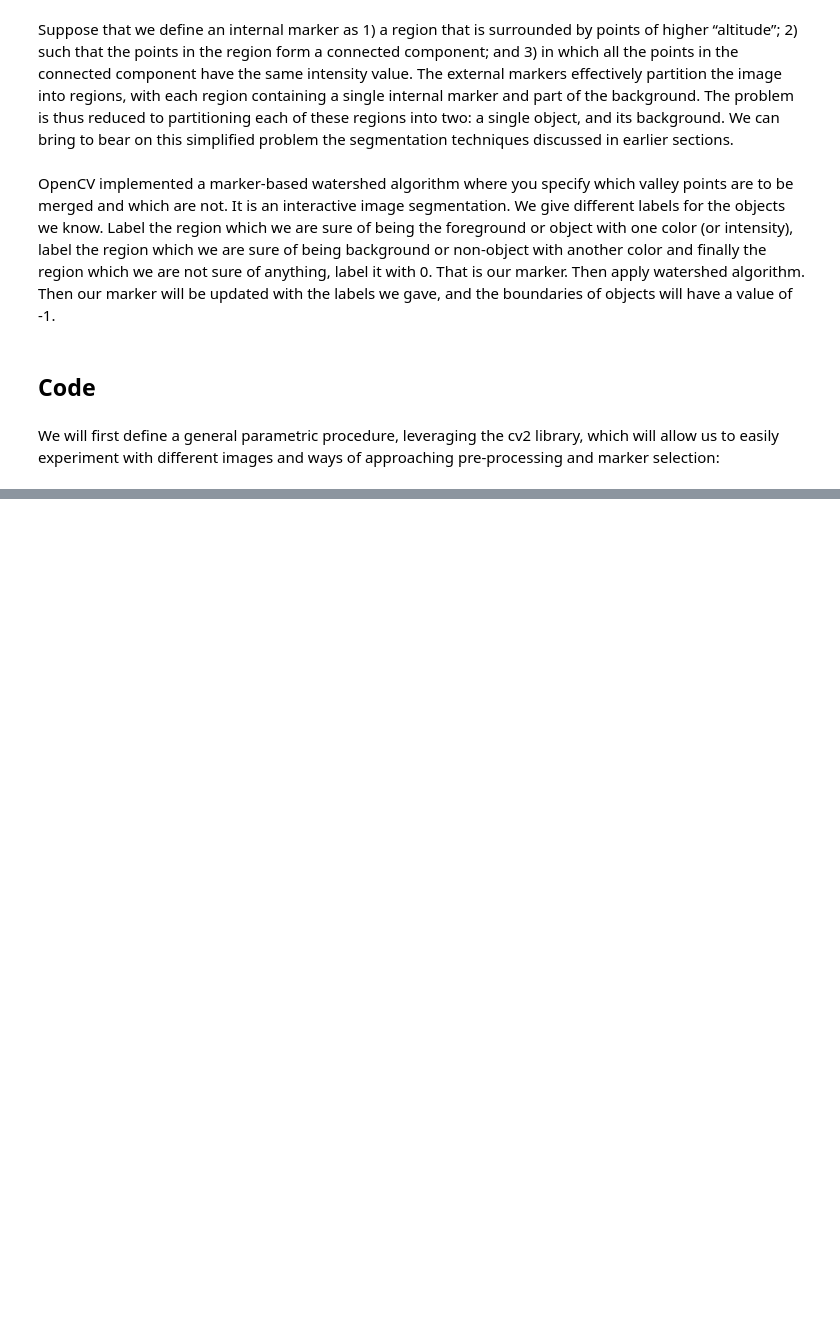
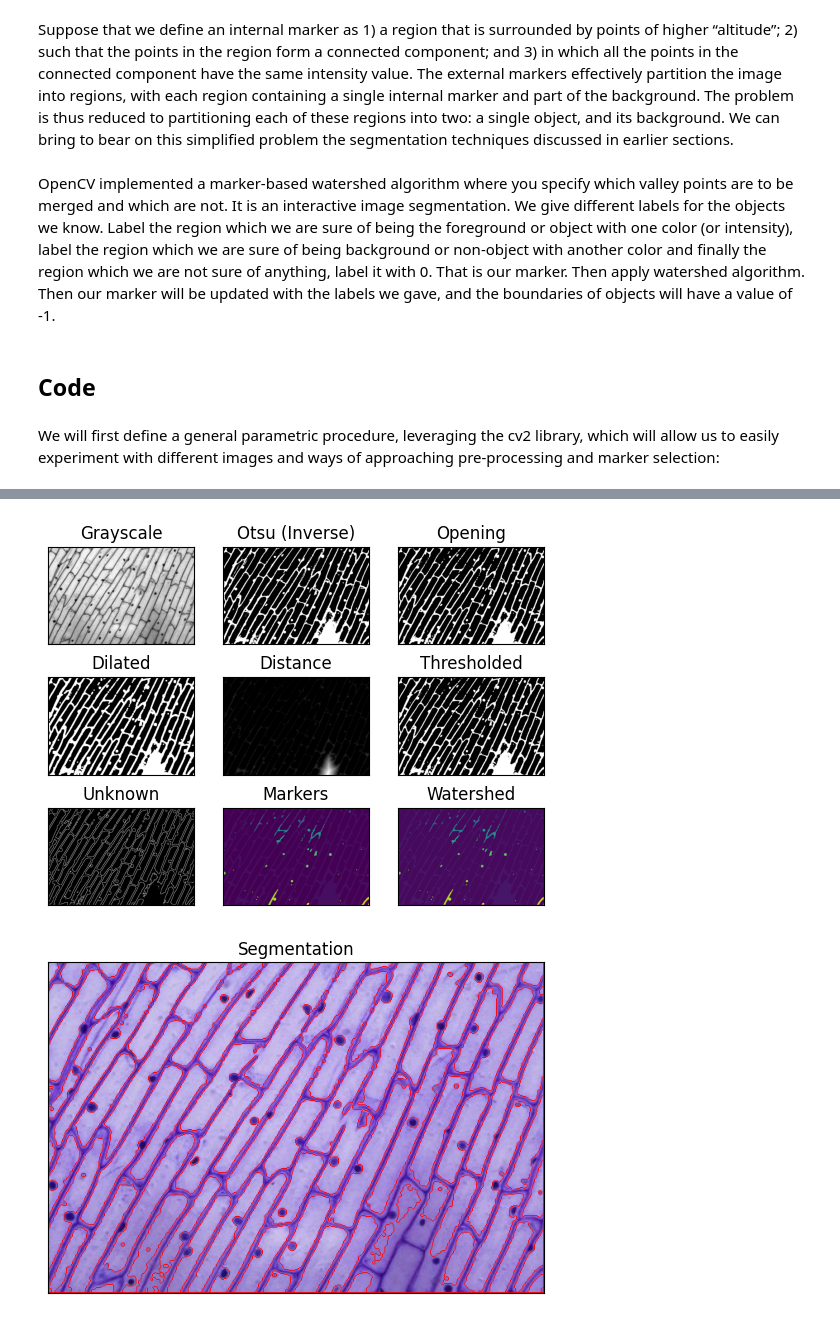
Before and after one commit to Kr1s1m/CV_Watershed_Transform, a Jupyter notebook: watershed.ipynb, the cells around one changed output, grey strips where cells are left out. Cells and saved outputs as stored; diff of their text form; code cells hidden in the pictures; blank space fills up the shorter version.

```diff
--- a/watershed.ipynb
+++ b/watershed.ipynb
@@ -236,0 +244,5 @@ watershed_transform('test_images//sheep_and_dog_2.jpg', 2, 3, 10, [255, 0, 0])
+# %%
+watershed_transform('test_images//skin_cells.jpg', 2, 3, 0, [255, 0, 0])
+# %% [output]
+[figure, added]
+[figure, added]
```
Also changed, not shown: parts of 8 cells of this notebook, 1 other file.
